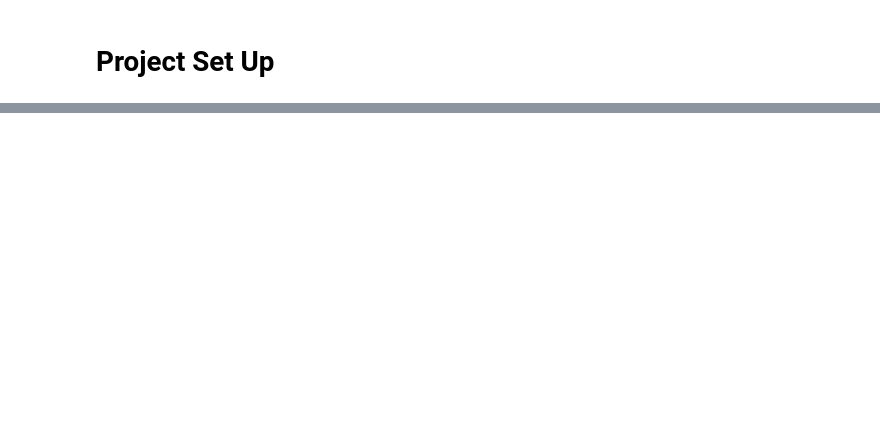
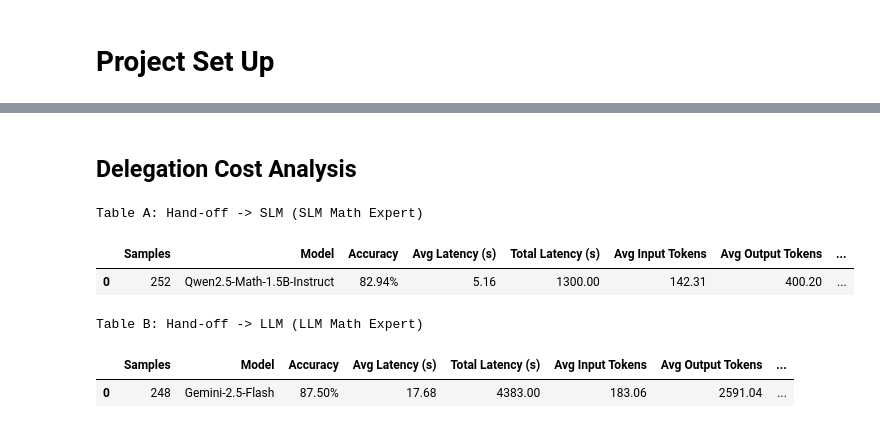
Before and after one commit to Akirahai/Delegate_SLM_Focus, a Jupyter notebook: experiments/Experiments_Analysis.ipynb, the cells around one changed output, grey strips where cells are left out. Saved outputs shown, nothing was run; the diff lists cells and outputs as text; code cells hidden in the pictures; blank space fills up the shorter version.

```diff
--- a/experiments/Experiments_Analysis.ipynb
+++ b/experiments/Experiments_Analysis.ipynb
@@ -98,0 +55,5 @@ SLM Math Expert       209    252  0.829365
+# %%
+def col_sum(df, col):
+    return int(df[col].sum()) if col in df.columns else 0
+def col_mean(df, col):
+    return float(df[col].mean()) if col in df.columns and len(df)>0 else None
@@ -98,0 +268,2 @@ SLM Math Expert       209    252  0.829365
+# %% [markdown]
+## Delegation Cost Analysis
@@ -98,0 +324,39 @@ SLM Math Expert       209    252  0.829365
+# %%
+folder = delegation_folders["Delegation Model"]
+results_dir = f"{folder}/results_router.json"
+with open(results_dir, "r") as f:
+    data = json.load(f)
+
+results = pd.DataFrame(data["results"])
+
+orchestrator_model = "Gemini-2.5-Flash-Lite"
+slm_model = "Qwen2.5-Math-1.5B-Instruct"
+llm_model = "Gemini-2.5-Flash"
+
+slm_mask = results['hand_off_model'].astype(str).str.contains('SLM', case=False, na=False)
+llm_mask = results['hand_off_model'].astype(str).str.contains('LLM', case=False, na=False)
+# %%
+# Table A: SLM hand-offs
+print('\nTable A: Hand-off -> SLM (SLM Math Expert)')
+table_a = compute_model_table(results, slm_mask, slm_model)
+if table_a is not None:
+    display_df_a = pd.DataFrame([table_a])
+    display(display_df_a)
+else:
+    print('No SLM hand-off rows found')
+
+# Table B: LLM hand-offs
+print('\nTable B: Hand-off -> LLM (LLM Math Expert)')
+table_b = compute_model_table(results, llm_mask, llm_model)
+if table_b is not None:
+    display_df_b = pd.DataFrame([table_b])
+    display(display_df_b)
+else:
+    print('No LLM hand-off rows found')
+# %% [output]
+Table A: Hand-off -> SLM (SLM Math Expert)
+|  | Samples | Model | Accuracy | Avg Latency (s) | Total Latency (s) | Avg Input Tokens | Avg Output Tokens | ... |
+| 0 | 252 | Qwen2.5-Math-1.5B-Instruct | 82.94% | 5.16 | 1300.00 | 142.31 | 400.20 | ... |
+Table B: Hand-off -> LLM (LLM Math Expert)
+|  | Samples | Model | Accuracy | Avg Latency (s) | Total Latency (s) | Avg Input Tokens | Avg Output Tokens | ... |
+| 0 | 248 | Gemini-2.5-Flash | 87.50% | 17.68 | 4383.00 | 183.06 | 2591.04 | ... |
```
Also changed, not shown: parts of 14 cells of this notebook, 8 other files.
